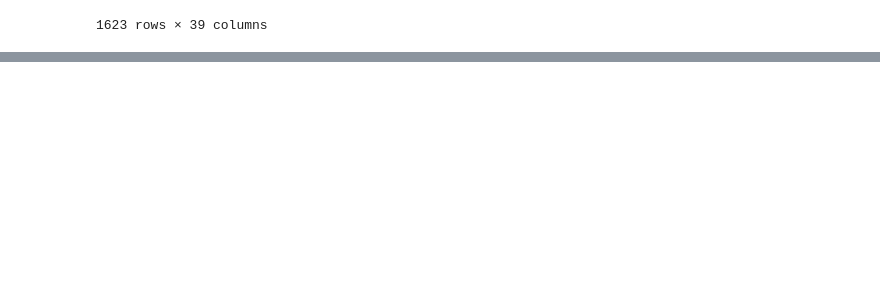
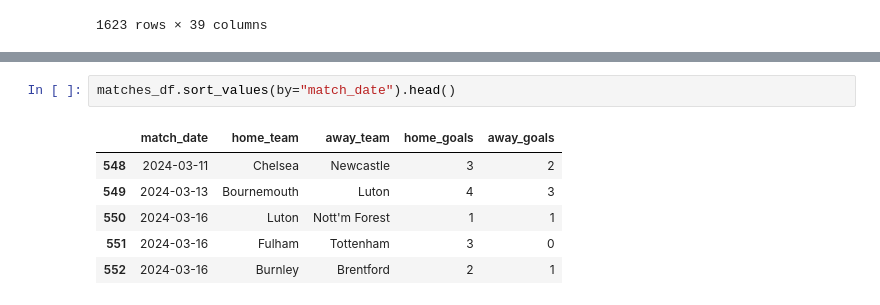
Before and after one commit to louis-porter/team-eval, a Jupyter notebook: bayesian_base_time_decay.ipynb, the cells around one changed output, grey strips where cells are left out. Cells and saved outputs as stored; diff of their text form; blank space fills up the shorter version.

```diff
--- a/bayesian_base_time_decay.ipynb
+++ b/bayesian_base_time_decay.ipynb
@@ -258,3 +257,12 @@ Error:
+# %%
+matches_df.sort_values(by="match_date").head()
+# %% [output]
+|  | match_date | home_team | away_team | home_goals | away_goals |
+| 548 | 2024-03-11 | Chelsea | Newcastle | 3 | 2 |
+| 549 | 2024-03-13 | Bournemouth | Luton | 4 | 3 |
+| 550 | 2024-03-16 | Luton | Nott'm Forest | 1 | 1 |
+| 551 | 2024-03-16 | Fulham | Tottenham | 3 | 0 |
+| 552 | 2024-03-16 | Burnley | Brentford | 2 | 1 |
 # %%
 check_convergence(trace)
 # %% [output]
```
Also changed, not shown: parts of 4 cells of this notebook.
